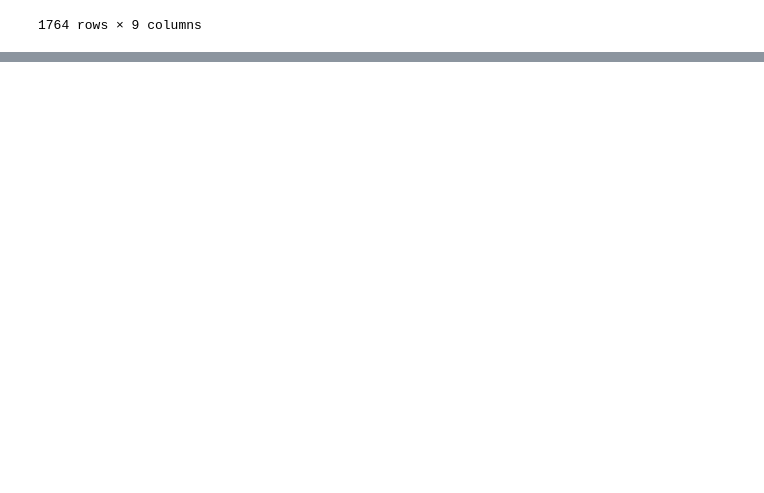
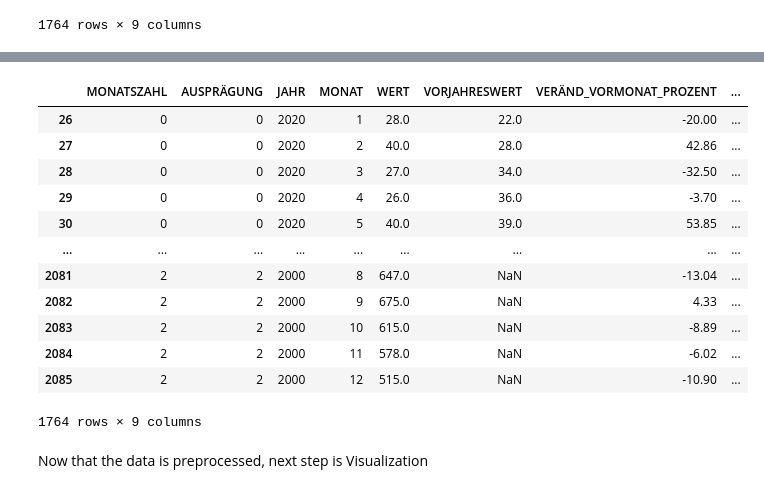
Before and after one commit to jyotsnad246/accident-prediction-web-app, a Jupyter notebook: predictions_notebook.ipynb, the cells around one changed output, grey strips where cells are left out. Drawn from its saved outputs; the diff is of its cells as text; code cells hidden in the pictures; blank space fills up the shorter version.

```diff
--- a/predictions_notebook.ipynb
+++ b/predictions_notebook.ipynb
@@ -204,0 +195,23 @@ See the caveats in the documentation: https://pandas.pydata.org/pandas-docs/stab
+# %%
+# converting categorical variables into numerical dummy variables
+df['MONATSZAHL'].replace(['Alkoholunfälle','Fluchtunfälle', 'Verkehrsunfälle'],
+                        [0, 1, 2], inplace=True)
+# %%
+df['AUSPRÄGUNG'].replace(['insgesamt','mit Personenschäden', 'Verletzte und Getötete'],
+                        [0, 1, 2], inplace=True)
+# %%
+df
+# %% [output]
+|  | MONATSZAHL | AUSPRÄGUNG | JAHR | MONAT | WERT | VORJAHRESWERT | VERÄND_VORMONAT_PROZENT | ... |
+| 26 | 0 | 0 | 2020 | 1 | 28.0 | 22.0 | -20.00 | ... |
+| 27 | 0 | 0 | 2020 | 2 | 40.0 | 28.0 | 42.86 | ... |
+| 28 | 0 | 0 | 2020 | 3 | 27.0 | 34.0 | -32.50 | ... |
+| 29 | 0 | 0 | 2020 | 4 | 26.0 | 36.0 | -3.70 | ... |
+| 30 | 0 | 0 | 2020 | 5 | 40.0 | 39.0 | 53.85 | ... |
+| ... | ... | ... | ... | ... | ... | ... | ... | ... |
+| 2081 | 2 | 2 | 2000 | 8 | 647.0 | NaN | -13.04 | ... |
+| 2082 | 2 | 2 | 2000 | 9 | 675.0 | NaN | 4.33 | ... |
+| 2083 | 2 | 2 | 2000 | 10 | 615.0 | NaN | -8.89 | ... |
+| 2084 | 2 | 2 | 2000 | 11 | 578.0 | NaN | -6.02 | ... |
+| 2085 | 2 | 2 | 2000 | 12 | 515.0 | NaN | -10.90 | ... |
+1764 rows × 9 columns
@@ -204,0 +220,2 @@ See the caveats in the documentation: https://pandas.pydata.org/pandas-docs/stab
+# %% [markdown]
+Now that the data is preprocessed, next step is Visualization
```
Also changed, not shown: parts of 2 cells of this notebook.
